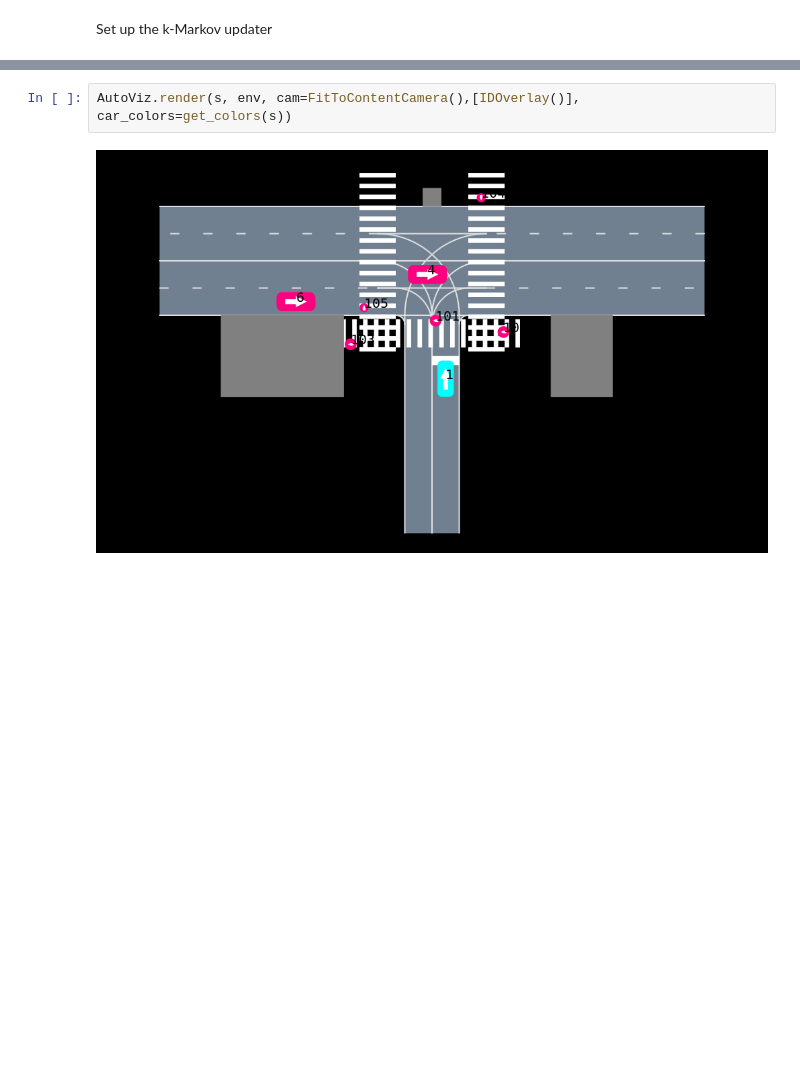
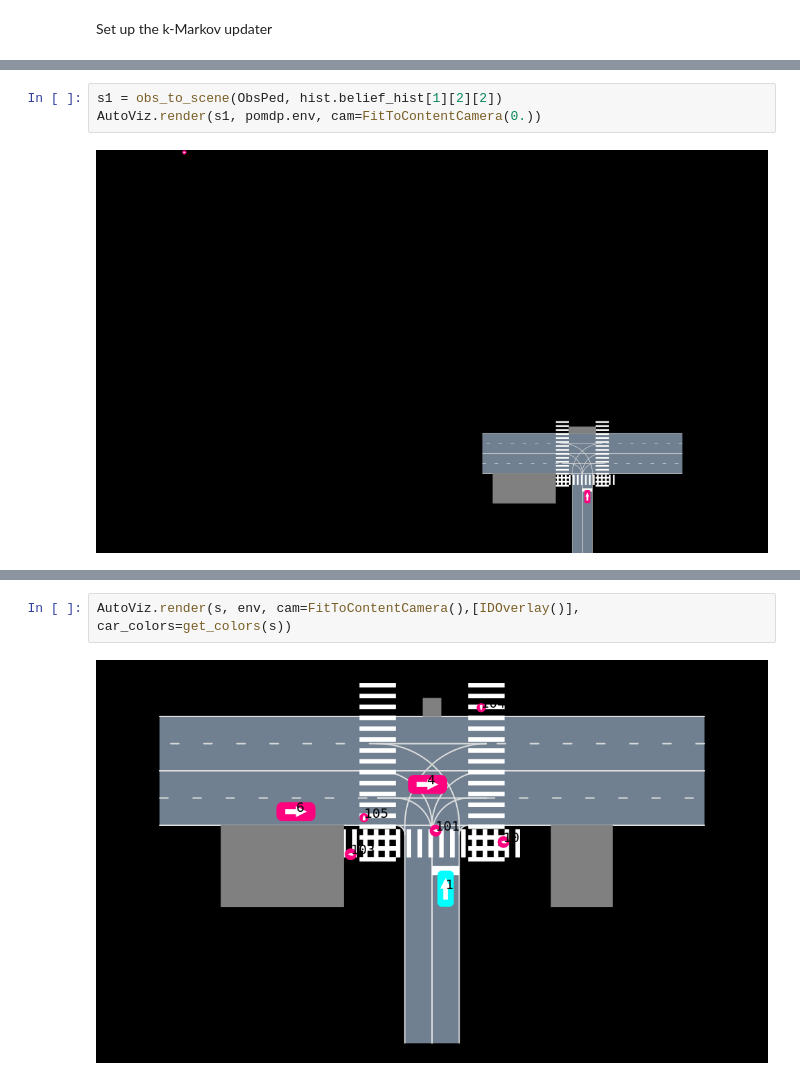
Before and after one commit to sisl/AutomotivePOMDPs.jl, a Jupyter notebook: decomposition.ipynb, the cells around one changed output, grey strips where cells are left out. Drawn from its saved outputs; the diff is of its cells as text; blank space fills up the shorter version.

```diff
--- a/decomposition.ipynb
+++ b/decomposition.ipynb
@@ -123,0 +223,5 @@ Reel.Frames{MIME{Symbol("image/png")}}("/tmp/tmpQFCcLR", 0x0000000000000020, 4.0
+# %%
+s1 = obs_to_scene(ObsPed, hist.belief_hist[1][2][2])
+AutoViz.render(s1, pomdp.env, cam=FitToContentCamera(0.))
+# %% [output]
+[figure, added]
```
Also changed, not shown: parts of 23 cells of this notebook, 8 other files.
